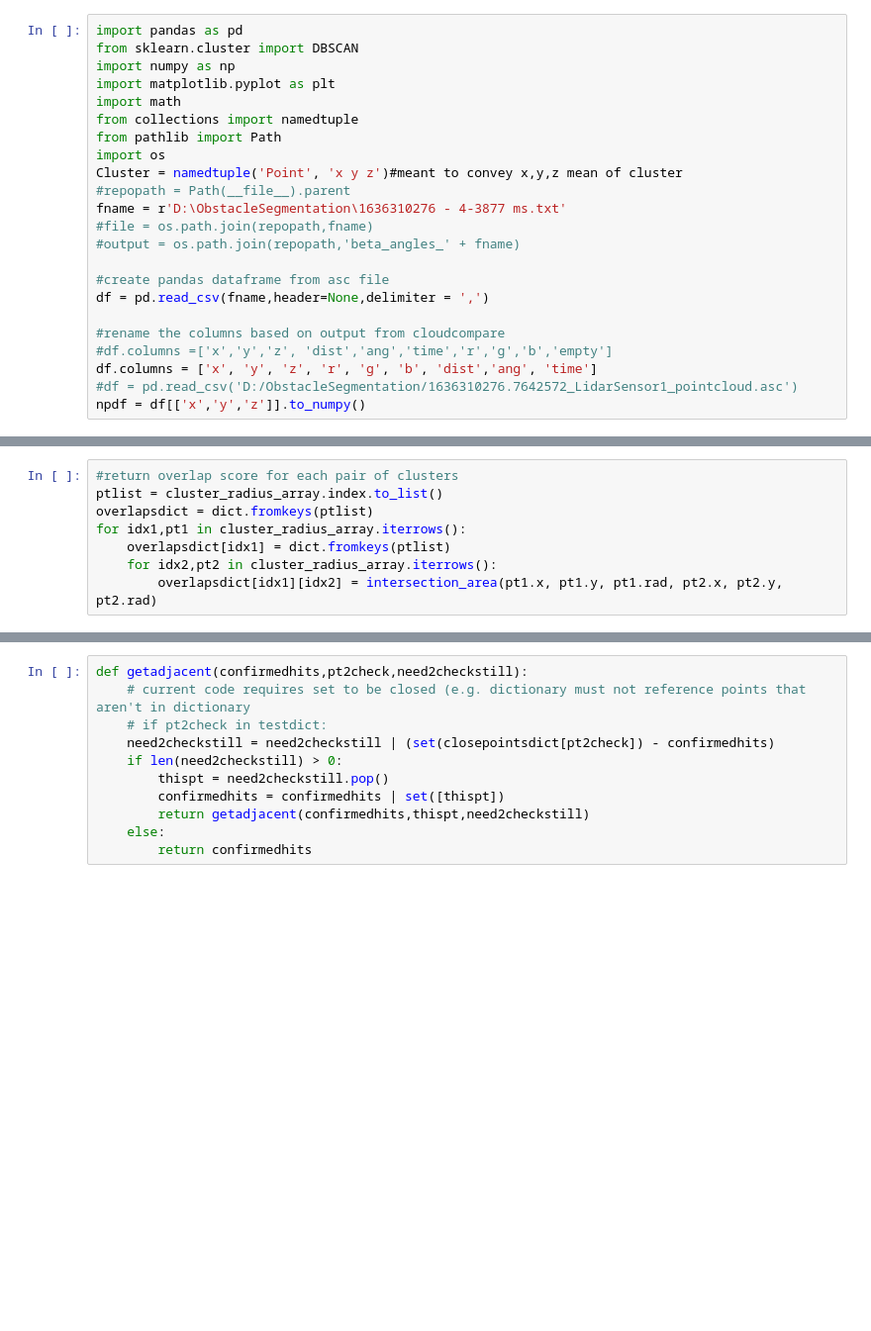
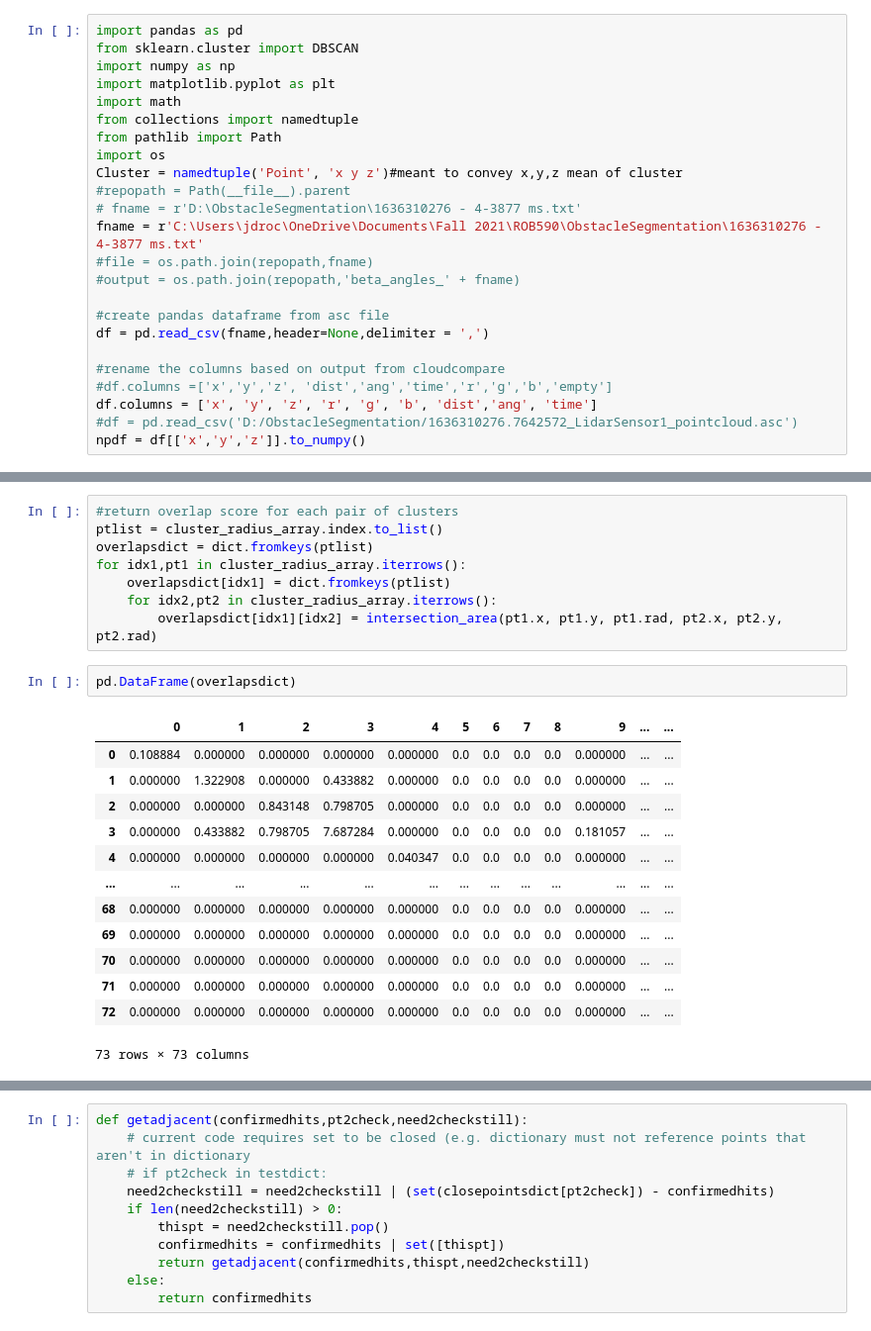
Before and after one commit to pflani/ObstacleSegmentation, a Jupyter notebook: DBSCAN.ipynb, the cells around one changed output, grey strips where cells are left out. Shown: that part at 99% size. Drawn from its saved outputs; the diff is of its cells as text; blank space fills up the shorter version.

```diff
--- a/DBSCAN.ipynb
+++ b/DBSCAN.ipynb
@@ -9,7 +9,8 @@ from pathlib import Path
 import os
 Cluster = namedtuple('Point', 'x y z')#meant to convey x,y,z mean of cluster
 #repopath = Path(__file__).parent
-fname = r'D:\ObstacleSegmentation\1636310276 - 4-3877 ms.txt'
+# fname = r'D:\ObstacleSegmentation\1636310276 - 4-3877 ms.txt'
+fname = r'C:\Users\jdroc\OneDrive\Documents\Fall 2021\ROB590\ObstacleSegmentation\1636310276 - 4-3877 ms.txt'
 #file = os.path.join(repopath,fname)
 #output = os.path.join(repopath,'beta_angles_' + fname)
 
@@ -296,5 +295,21 @@ for idx1,pt1 in cluster_radius_array.iterrows():
     overlapsdict[idx1] = dict.fromkeys(ptlist)
     for idx2,pt2 in cluster_radius_array.iterrows():
         overlapsdict[idx1][idx2] = intersection_area(pt1.x, pt1.y, pt1.rad, pt2.x, pt2.y, pt2.rad)
+# %%
+pd.DataFrame(overlapsdict)
+# %% [output]
+|  | 0 | 1 | 2 | 3 | 4 | 5 | 6 | 7 | 8 | 9 | ... | ... |
+| 0 | 0.108884 | 0.000000 | 0.000000 | 0.000000 | 0.000000 | 0.0 | 0.0 | 0.0 | 0.0 | 0.000000 | ... | ... |
+| 1 | 0.000000 | 1.322908 | 0.000000 | 0.433882 | 0.000000 | 0.0 | 0.0 | 0.0 | 0.0 | 0.000000 | ... | ... |
+| 2 | 0.000000 | 0.000000 | 0.843148 | 0.798705 | 0.000000 | 0.0 | 0.0 | 0.0 | 0.0 | 0.000000 | ... | ... |
+| 3 | 0.000000 | 0.433882 | 0.798705 | 7.687284 | 0.000000 | 0.0 | 0.0 | 0.0 | 0.0 | 0.181057 | ... | ... |
+| 4 | 0.000000 | 0.000000 | 0.000000 | 0.000000 | 0.040347 | 0.0 | 0.0 | 0.0 | 0.0 | 0.000000 | ... | ... |
+| ... | ... | ... | ... | ... | ... | ... | ... | ... | ... | ... | ... | ... |
+| 68 | 0.000000 | 0.000000 | 0.000000 | 0.000000 | 0.000000 | 0.0 | 0.0 | 0.0 | 0.0 | 0.000000 | ... | ... |
+| 69 | 0.000000 | 0.000000 | 0.000000 | 0.000000 | 0.000000 | 0.0 | 0.0 | 0.0 | 0.0 | 0.000000 | ... | ... |
+| 70 | 0.000000 | 0.000000 | 0.000000 | 0.000000 | 0.000000 | 0.0 | 0.0 | 0.0 | 0.0 | 0.000000 | ... | ... |
+| 71 | 0.000000 | 0.000000 | 0.000000 | 0.000000 | 0.000000 | 0.0 | 0.0 | 0.0 | 0.0 | 0.000000 | ... | ... |
+| 72 | 0.000000 | 0.000000 | 0.000000 | 0.000000 | 0.000000 | 0.0 | 0.0 | 0.0 | 0.0 | 0.000000 | ... | ... |
+73 rows × 73 columns
 # %%
 #create dictionary of points with threshold of each root point
```
Also changed, not shown: parts of 11 cells of this notebook.
